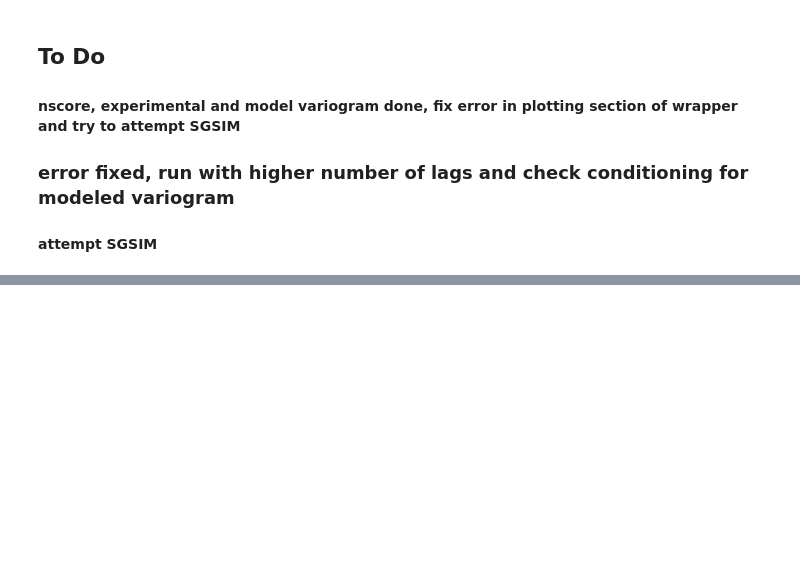
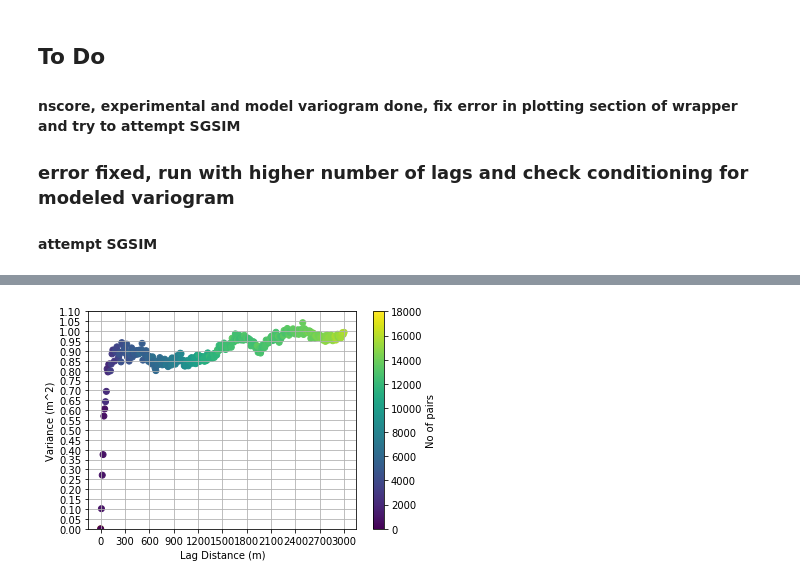
Before and after one commit to ShashankBice/raster_geostatistics, a Jupyter notebook: Geostats_Workflow_raster.ipynb, the cells around one changed output, grey strips where cells are left out. Drawn from its saved outputs; the diff is of its cells as text; code cells hidden in the pictures; blank space fills up the shorter version.

```diff
--- a/Geostats_Workflow_raster.ipynb
+++ b/Geostats_Workflow_raster.ipynb
@@ -208,0 +380,4 @@ gamma_x_mod
+# %%
+plt_variogram(lag_ns_sample,gamma_ns_sample,npairP_ns_sample)
+# %% [output]
+[figure, added]
```
Also changed, not shown: parts of 99 cells of this notebook.
